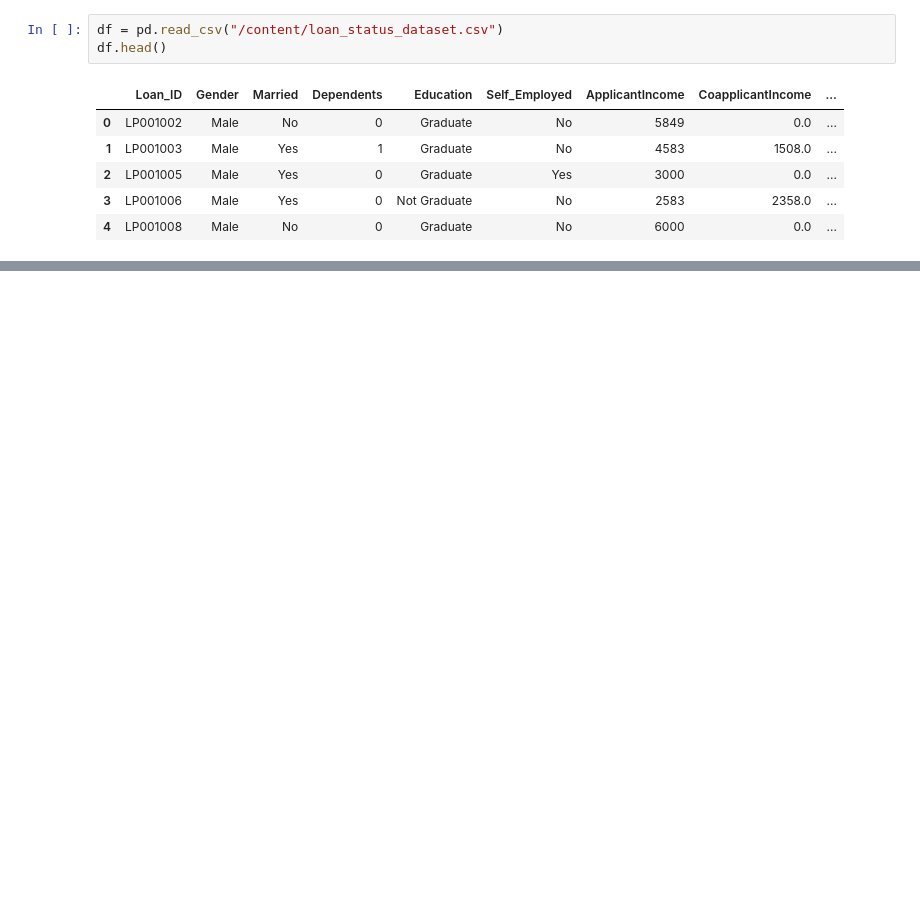
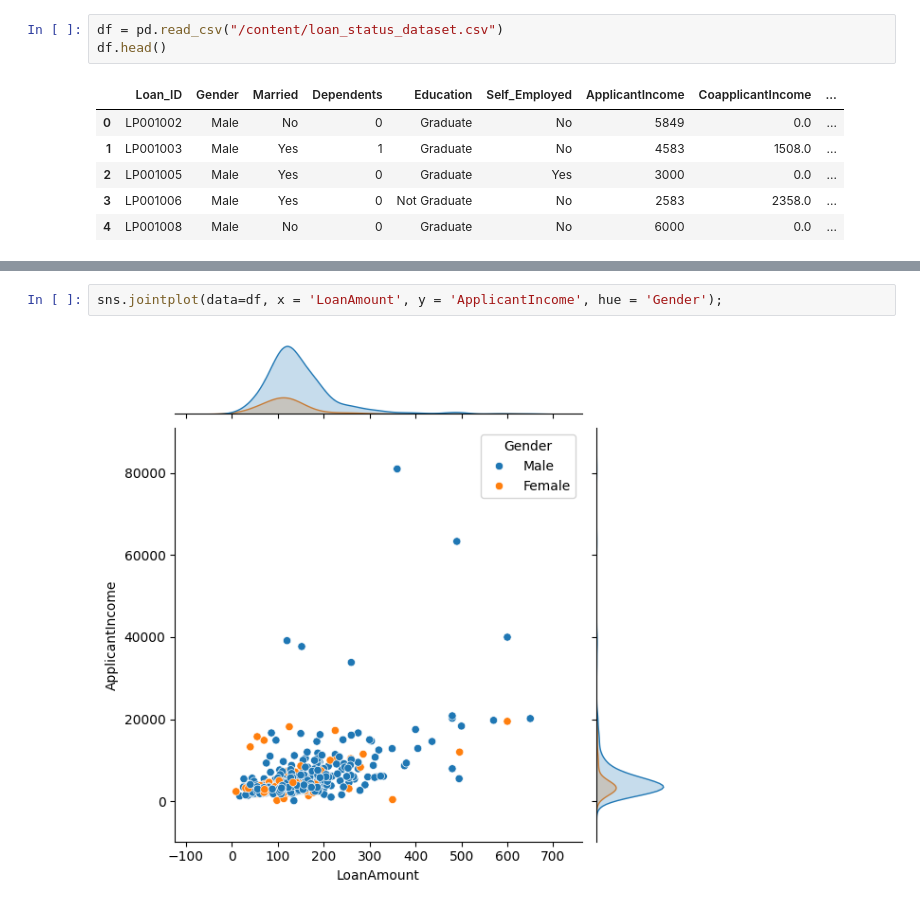
Before and after one commit to rizz045/Loan-Status-Prediction-Using-ML-Pipelines, a Jupyter notebook: Loan_Status_Prediction_Using_ML_Pipelines.ipynb, the cells around one changed output, grey strips where cells are left out. Saved outputs shown, nothing was run; the diff lists cells and outputs as text; blank space fills up the shorter version.

```diff
--- a/Loan_Status_Prediction_Using_ML_Pipelines.ipynb
+++ b/Loan_Status_Prediction_Using_ML_Pipelines.ipynb
@@ -31,0 +120,4 @@ df.head()
+# %%
+sns.jointplot(data=df, x = 'LoanAmount', y = 'ApplicantIncome', hue = 'Gender');
+# %% [output]
+[figure, added]
```
Also changed, not shown: parts of 11 cells of this notebook.
